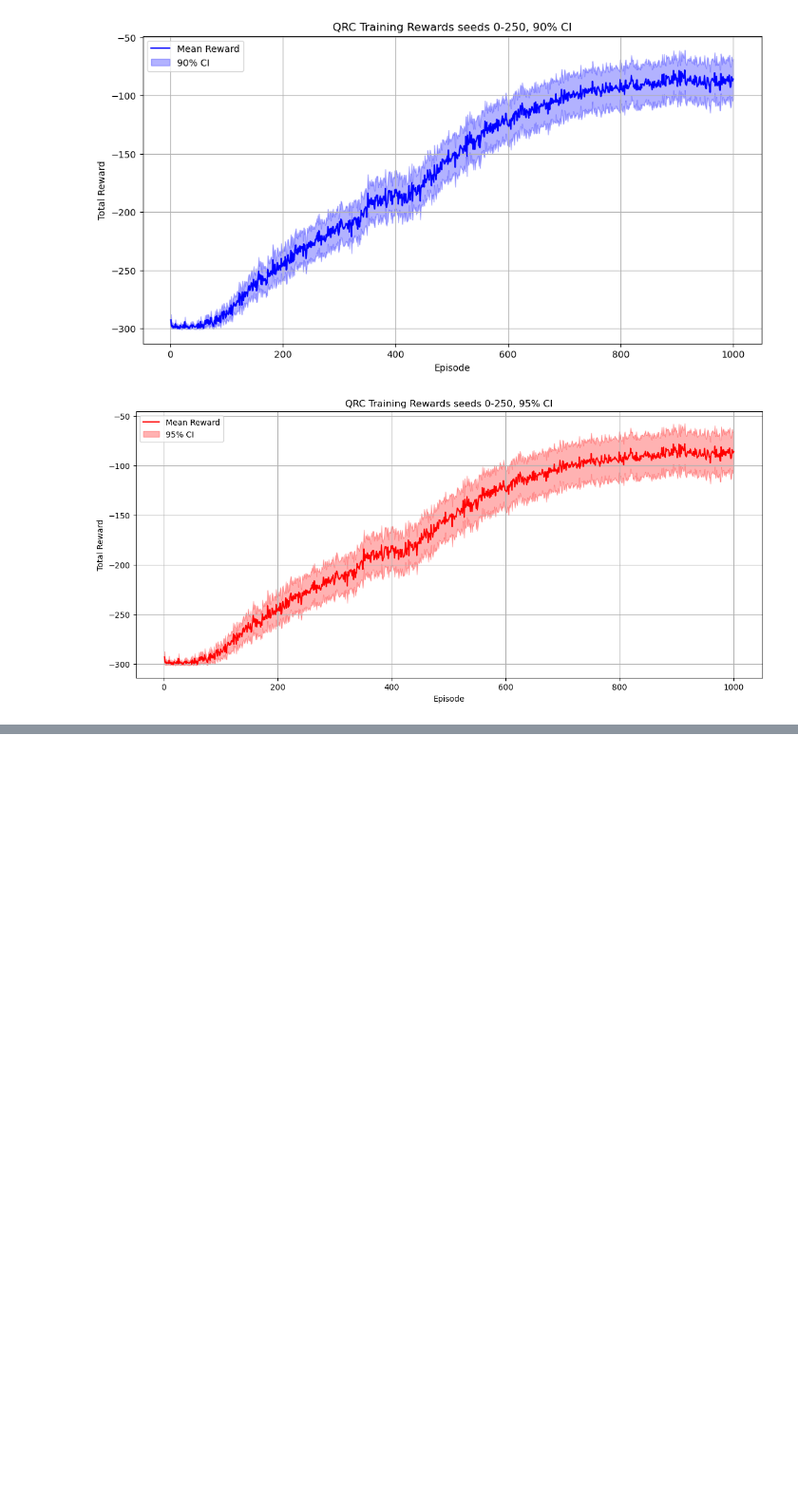
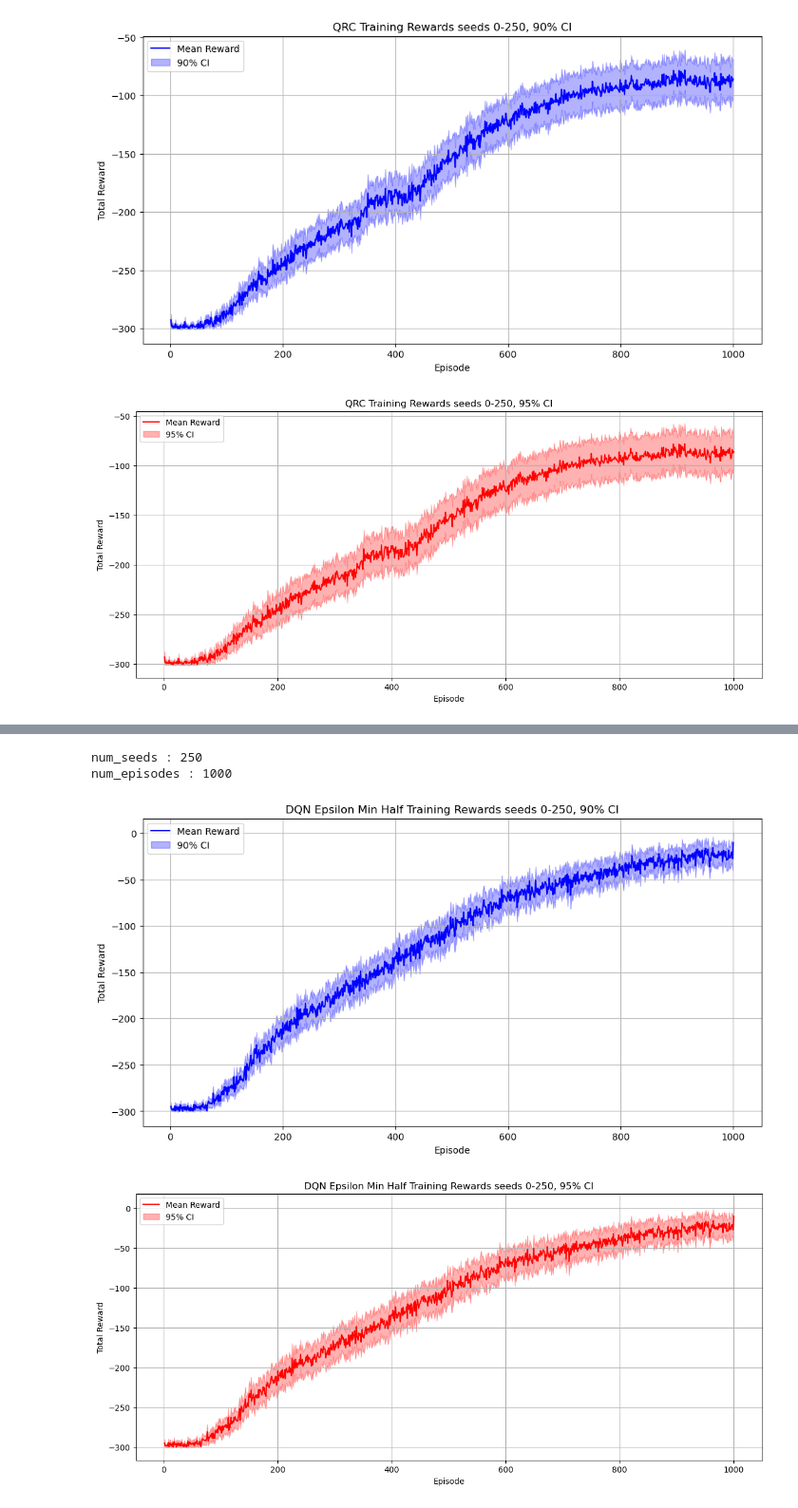
Before and after one commit to LukasOttenhof/CMPUT655-Project, a Jupyter notebook: Analysis/QRC_analysis.ipynb, the cells around one changed output, grey strips where cells are left out. Shown at 95% size. Cells and saved outputs as stored; diff of their text form; code cells hidden in the pictures; blank space fills up the shorter version.

```diff
--- a/Analysis/QRC_analysis.ipynb
+++ b/Analysis/QRC_analysis.ipynb
@@ -73,0 +81,7 @@ num_episodes : 1000
+# %%
+plot_qrc_rewards(pt_file="../data/dqn_reward_seeds_epsilon_min_half.pt", name="DQN Epsilon Min Half")
+# %% [output]
+num_seeds : 250
+num_episodes : 1000
+[figure, added]
+[figure, added]
```
Also changed, not shown: parts of 5 cells of this notebook, 7 other files.
